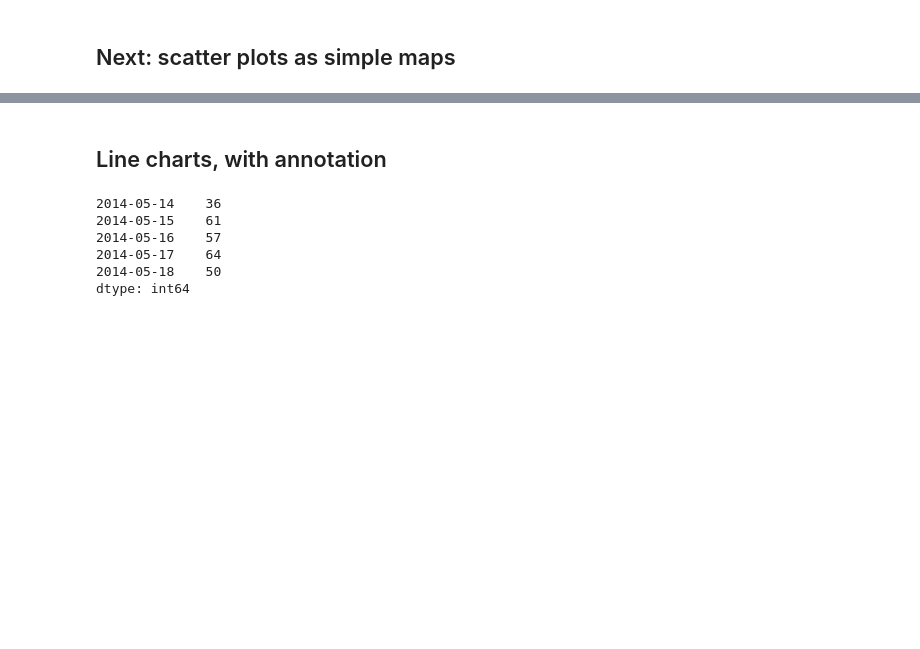
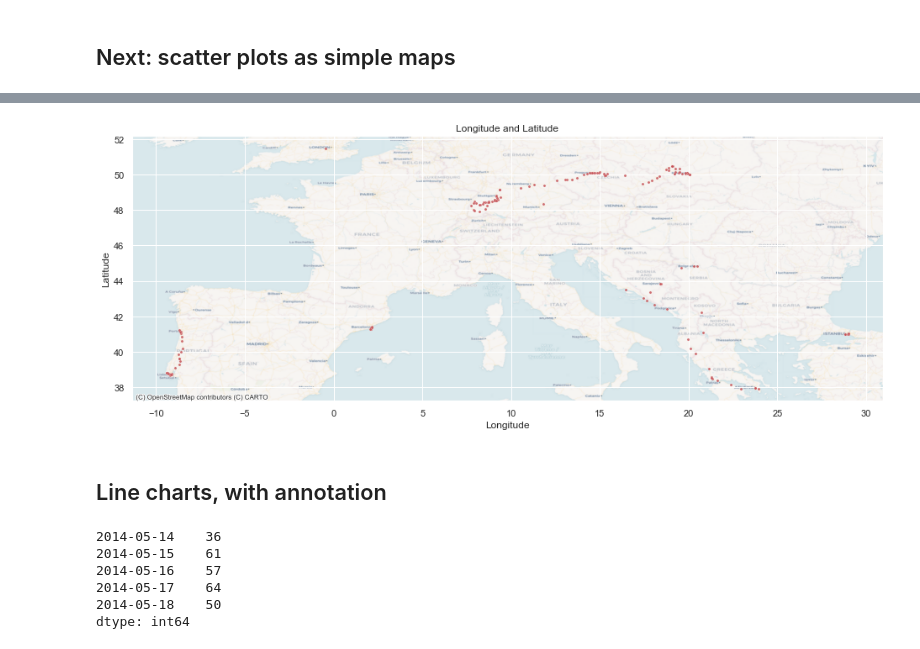
Before and after one commit to qszhao/PTUA2023, a Jupyter notebook: Lab06/Yang_Lab06_Visualization.ipynb, the cells around one changed output, grey strips where cells are left out. Cells and saved outputs as stored; diff of their text form; code cells hidden in the pictures; blank space fills up the shorter version.

```diff
--- a/Lab06/Yang_Lab06_Visualization.ipynb
+++ b/Lab06/Yang_Lab06_Visualization.ipynb
@@ -118,3 +110,14 @@ for i in ax.get_xticklabels():
+# %%
+fig, ax = plt.subplots(figsize=(16,9))
+sns.set_style("white")
+sns.scatterplot(x="lon", y="lat", data = rs, ax=ax, s=10, alpha=0.8, color='r')
+ax.set_title("Longitude and Latitude")
+ax.set_ylabel("Latitude")
+ax.set_xlabel("Longitude")
+ctx.add_basemap(ax, crs="EPSG:4326",
+    source=ctx.providers.CartoDB.Voyager, alpha = 0.8)
+# %% [output]
+[figure, added]
 # %% [markdown]
 ## Line charts, with annotation
 # %%
```
Also changed, not shown: parts of 10 cells of this notebook.
